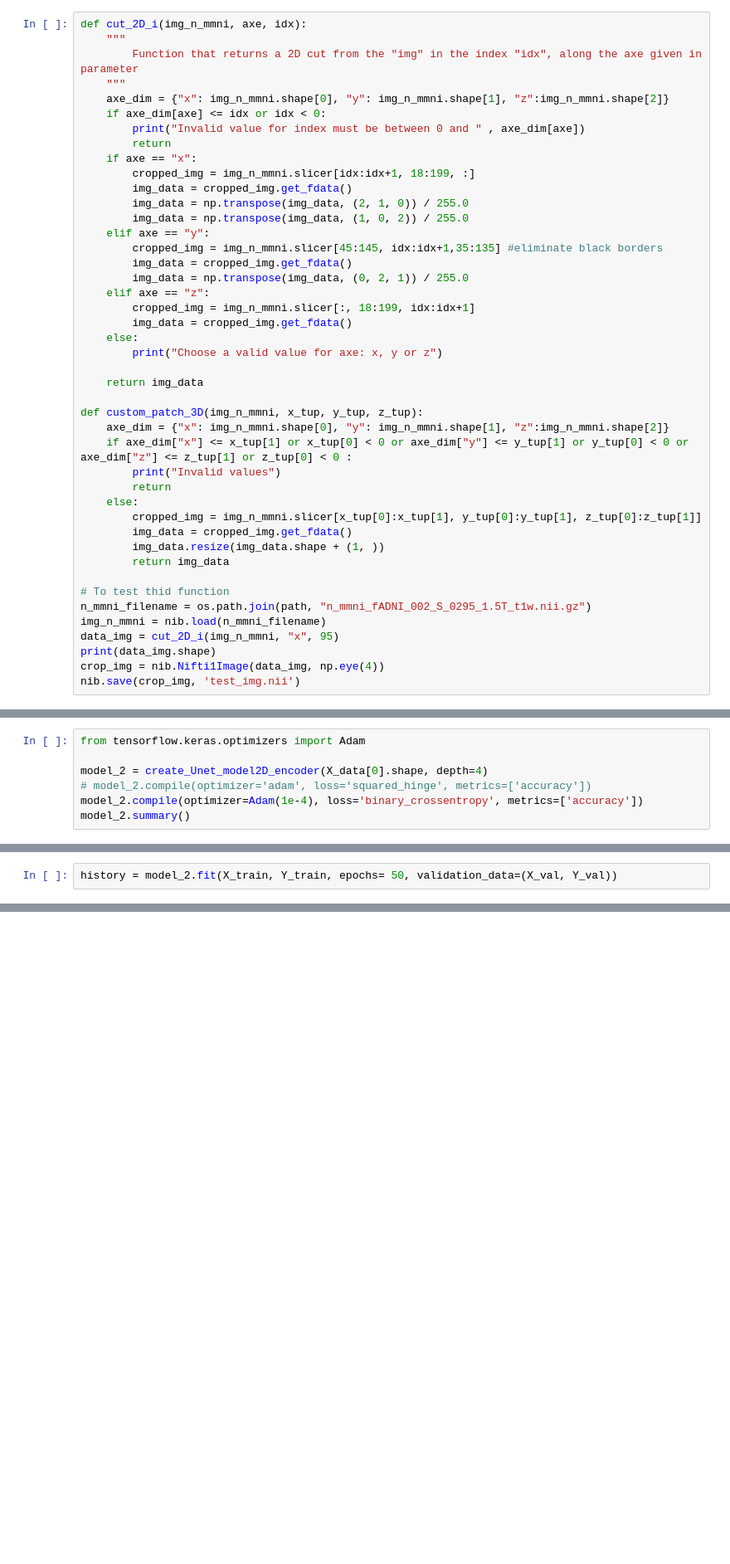
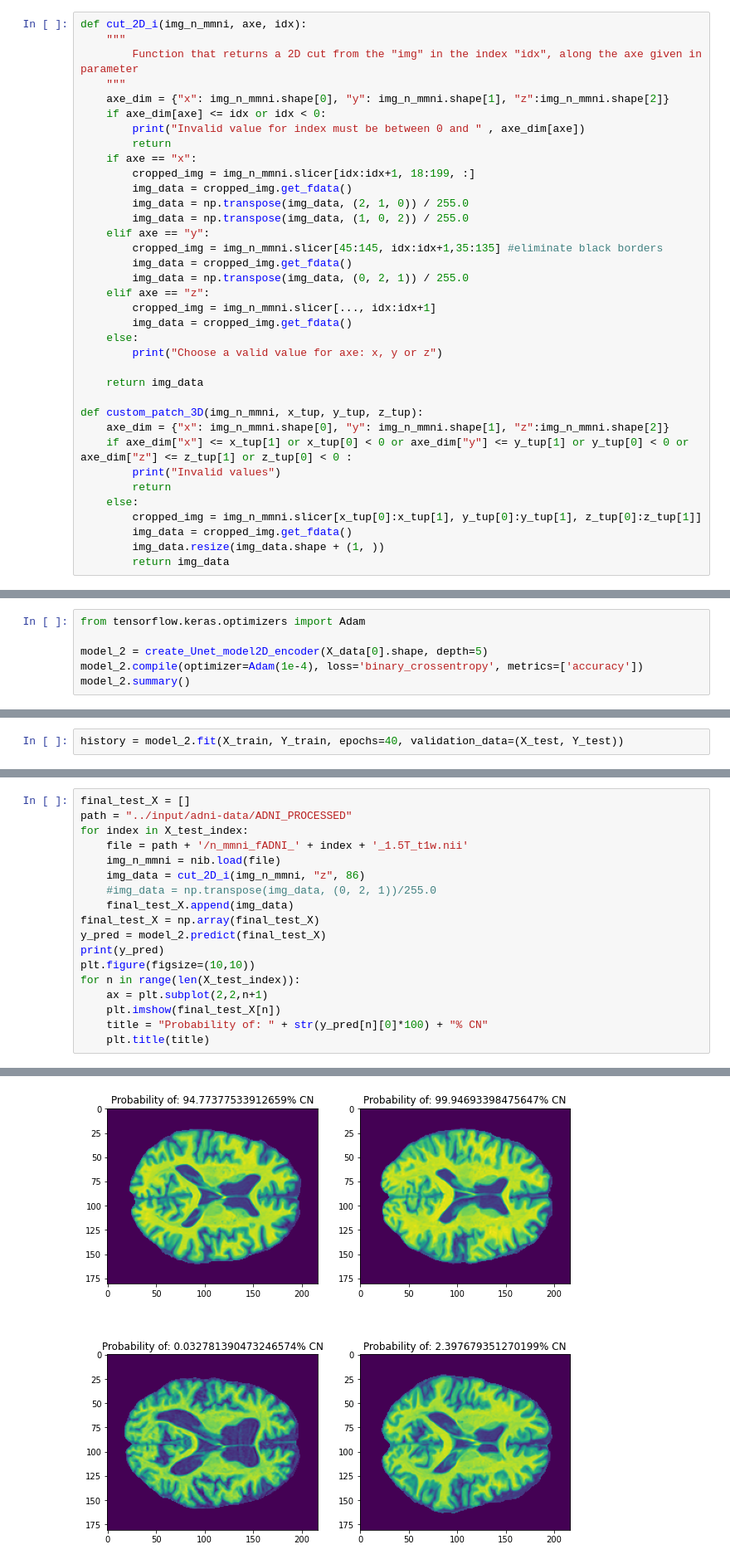
Before and after one commit to hamzaben99/AlzheimerDetection, a Jupyter notebook: alzheimerDetection.ipynb, the cells around one changed output, grey strips where cells are left out. Shown at 83% size. Saved outputs shown, nothing was run; the diff lists cells and outputs as text; blank space fills up the shorter version.

```diff
--- a/alzheimerDetection.ipynb
+++ b/alzheimerDetection.ipynb
@@ -74,7 +57,7 @@ def cut_2D_i(img_n_mmni, axe, idx):
         img_data = cropped_img.get_fdata()
         img_data = np.transpose(img_data, (0, 2, 1)) / 255.0
     elif axe == "z":
-        cropped_img = img_n_mmni.slicer[:, 18:199, idx:idx+1]
+        cropped_img = img_n_mmni.slicer[..., idx:idx+1]
         img_data = cropped_img.get_fdata()
     else:
         print("Choose a valid value for axe: x, y or z")
@@ -91,11 +74,3 @@ def custom_patch_3D(img_n_mmni, x_tup, y_tup, z_tup):
         img_data = cropped_img.get_fdata()
         img_data.resize(img_data.shape + (1, ))
         return img_data
-
-# To test thid function
-n_mmni_filename = os.path.join(path, "n_mmni_fADNI_002_S_0295_1.5T_t1w.nii.gz")
-img_n_mmni = nib.load(n_mmni_filename)
-data_img = cut_2D_i(img_n_mmni, "x", 95)
-print(data_img.shape)
-crop_img = nib.Nifti1Image(data_img, np.eye(4))
-nib.save(crop_img, 'test_img.nii')
@@ -369,7 +312,6 @@ def create_Unet_model2D_encoder(input_size, depth=5, padding='valid', nb_class=2
 # %%
 from tensorflow.keras.optimizers import Adam
 
-model_2 = create_Unet_model2D_encoder(X_data[0].shape, depth=4)
-# model_2.compile(optimizer='adam', loss='squared_hinge', metrics=['accuracy'])
+model_2 = create_Unet_model2D_encoder(X_data[0].shape, depth=5)
 model_2.compile(optimizer=Adam(1e-4), loss='binary_crossentropy', metrics=['accuracy'])
 model_2.summary()
@@ -404,2 +367,2 @@ print(physical_devices)
 # %%
-history = model_2.fit(X_train, Y_train, epochs= 50, validation_data=(X_val, Y_val))
+history = model_2.fit(X_train, Y_train, epochs=40, validation_data=(X_test, Y_test))
@@ -409,0 +395,19 @@ model_2.save('model_2D')
+# %%
+final_test_X = []
+path = "../input/adni-data/ADNI_PROCESSED"
+for index in X_test_index:
+    file = path + '/n_mmni_fADNI_' + index + '_1.5T_t1w.nii'
+    img_n_mmni = nib.load(file)
+    img_data = cut_2D_i(img_n_mmni, "z", 86)
+    #img_data = np.transpose(img_data, (0, 2, 1))/255.0
+    final_test_X.append(img_data)
+final_test_X = np.array(final_test_X)
+y_pred = model_2.predict(final_test_X)
+print(y_pred)
+plt.figure(figsize=(10,10))
+for n in range(len(X_test_index)):
+    ax = plt.subplot(2,2,n+1)
+    plt.imshow(final_test_X[n])
+    title = "Probability of: " + str(y_pred[n][0]*100) + "% CN"
+    plt.title(title)
+# %% [output]
@@ -410,3 +418,4 @@ model_2.save('model_2D')
+[figure, added]
 # %% [markdown]
 ### 3D implementation of classification model
 - Creation of an auto-encoder model and an only encoder model.
```
Also changed, not shown: parts of 26 cells of this notebook.
